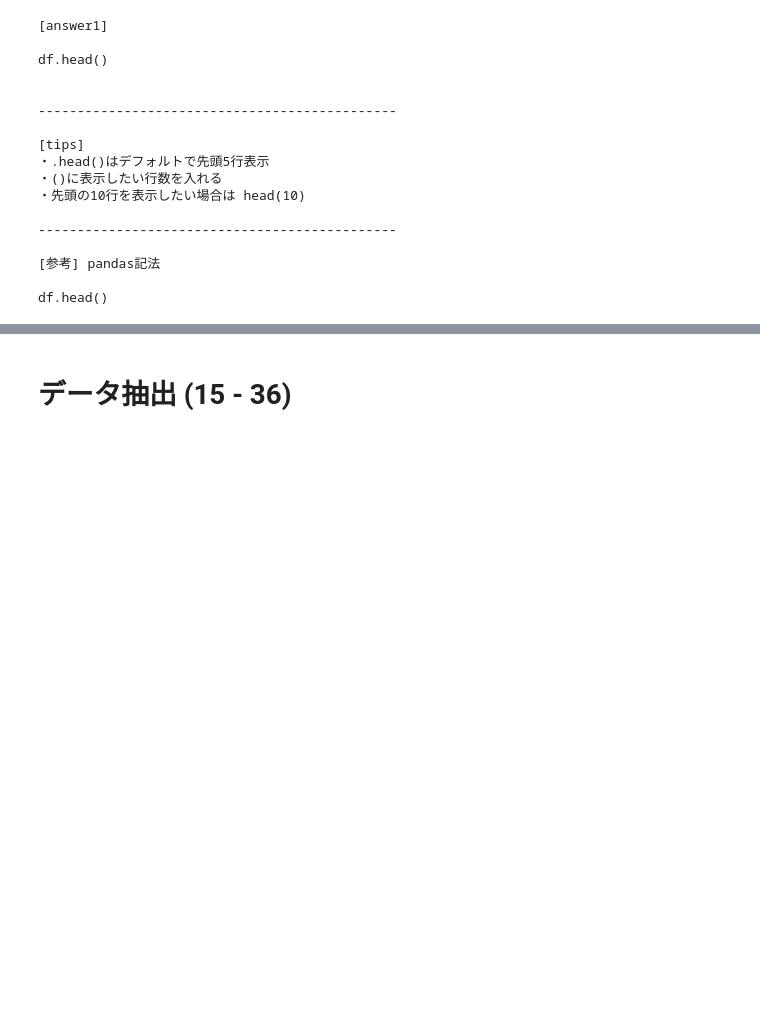
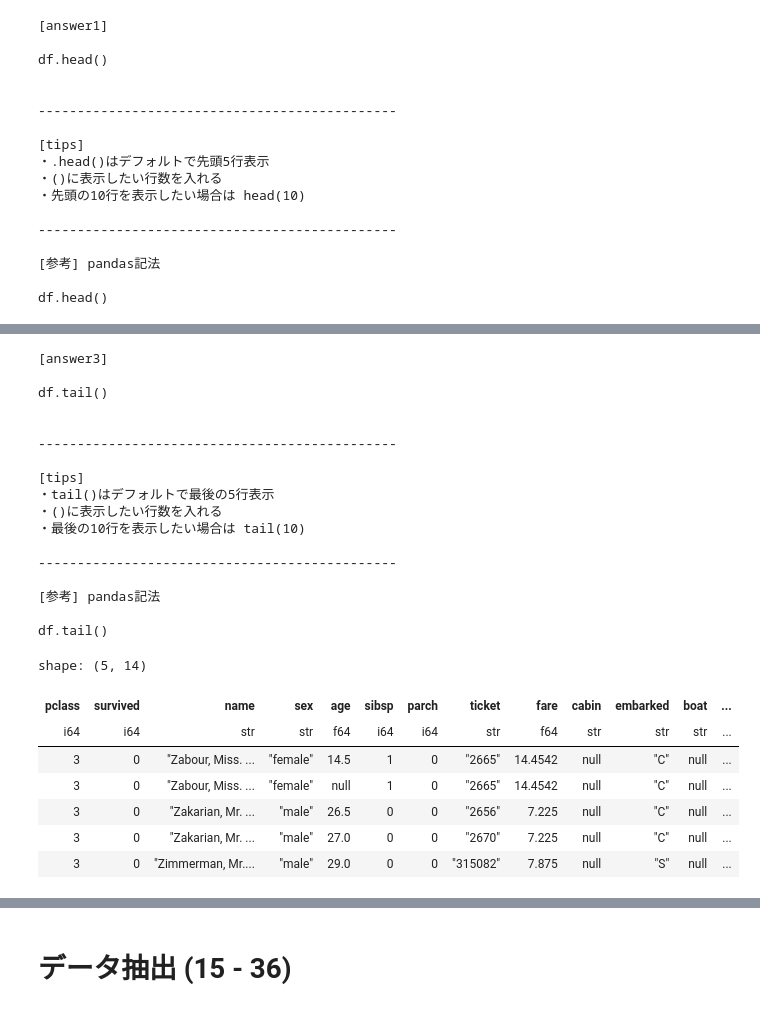
Before and after one commit to yamagatafairy/Polars_100_knocks, a Jupyter notebook: 01_Polars_100_Knocks_for_colab.ipynb, the cells around one changed output, grey strips where cells are left out. Drawn from its saved outputs; the diff is of its cells as text; code cells hidden in the pictures; blank space fills up the shorter version.

```diff
--- a/01_Polars_100_Knocks_for_colab.ipynb
+++ b/01_Polars_100_Knocks_for_colab.ipynb
@@ -118,6 +137,33 @@ df = initialize1() #初期化
 # %%
-# 【3】
+# 【3】OK
 # dfに読み込んだデータの最後の5行を表示
-#print(ans[3]) #解答表示
+print(ans[3]) #解答表示
 df = initialize1() #初期化
+df.tail()
+# %% [output]
+[answer3]
+
+df.tail()
+
+
+----------------------------------------------
+
+[tips]
+・tail()はデフォルトで最後の5行表示
+・()に表示したい行数を入れる
+・最後の10行を表示したい場合は tail(10)
+
+----------------------------------------------
+
+[参考] pandas記法
+
+df.tail()
+shape: (5, 14)
+| pclass | survived | name | sex | age | sibsp | parch | ticket | fare | cabin | embarked | boat | ... |
+| i64 | i64 | str | str | f64 | i64 | i64 | str | f64 | str | str | str | ... |
+| 3 | 0 | "Zabour, Miss. ... | "female" | 14.5 | 1 | 0 | "2665" | 14.4542 | null | "C" | null | ... |
+| 3 | 0 | "Zabour, Miss. ... | "female" | null | 1 | 0 | "2665" | 14.4542 | null | "C" | null | ... |
+| 3 | 0 | "Zakarian, Mr. ... | "male" | 26.5 | 0 | 0 | "2656" | 7.225 | null | "C" | null | ... |
+| 3 | 0 | "Zakarian, Mr. ... | "male" | 27.0 | 0 | 0 | "2670" | 7.225 | null | "C" | null | ... |
+| 3 | 0 | "Zimmerman, Mr.... | "male" | 29.0 | 0 | 0 | "315082" | 7.875 | null | "S" | null | ... |
 # %%
```
Also changed, not shown: parts of 3 cells of this notebook.
